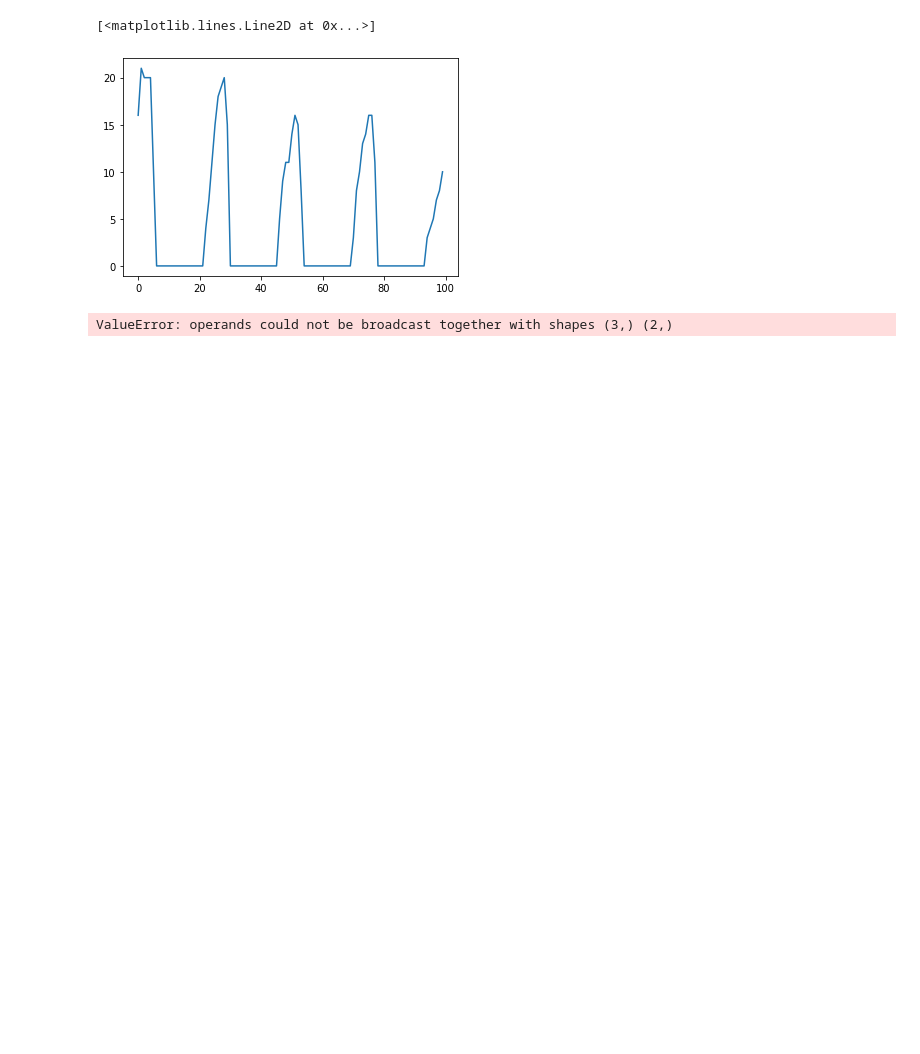
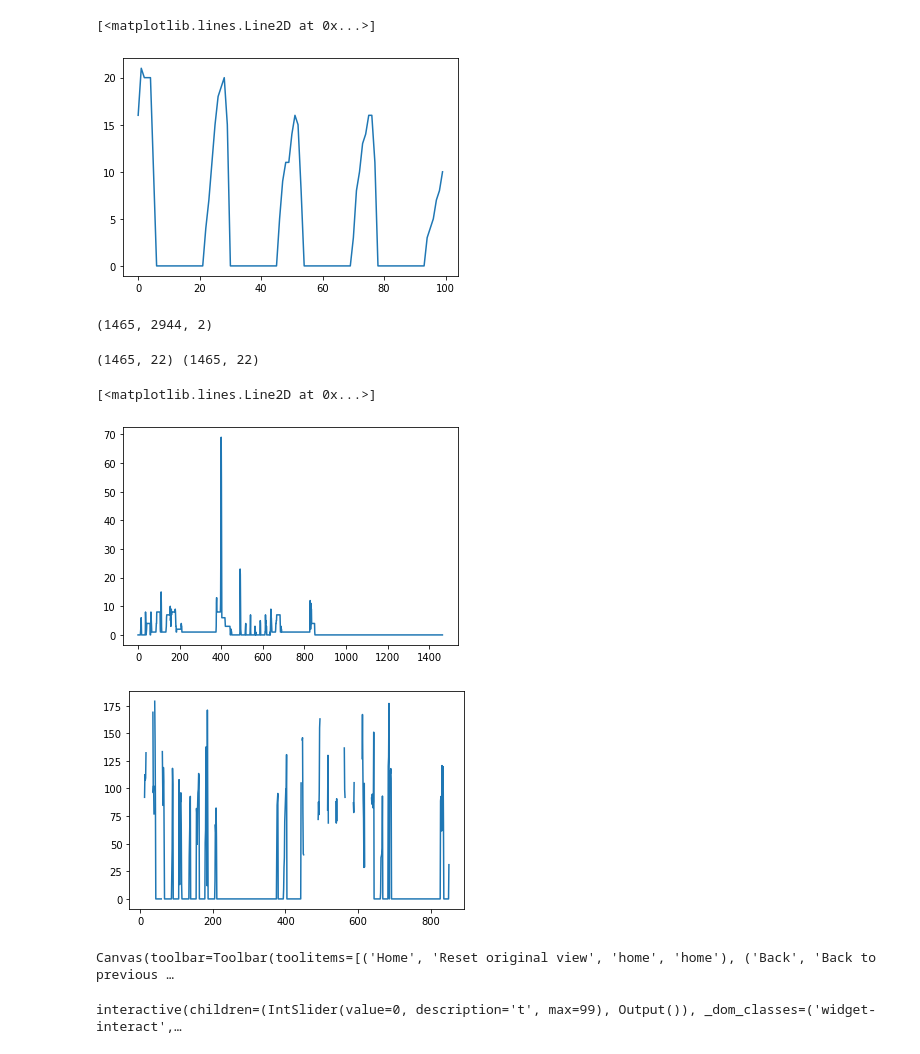
Before and after one commit to FionaLippert/birdMigration, a Jupyter notebook: notebooks/Untitled4.ipynb, the cells around one changed output. Drawn from its saved outputs; the diff is of its cells as text; code cells hidden in the pictures; blank space fills up the shorter version.

```diff
--- a/notebooks/Untitled4.ipynb
+++ b/notebooks/Untitled4.ipynb
@@ -70,8 +183,18 @@ plt.plot(counts.reshape((counts.shape[0], -1)).sum(1))
 # %% [output]
 [<matplotlib.lines.Line2D at 0x...>]
 [figure]
-# %%
-l=[np.array([3,4]), np.array([5,6,7]), np.array([0])]
-max(l)
-# %% [output]
-ValueError: operands could not be broadcast together with shapes (3,) (2,)
+# %%
+abm_path = '/home/fiona/birdMigration/data/experiments/abm/fall/2015/experiment_2021-02-17 19:11:34.724467'
+
+traj = []
+states = []
+for i in range(10):
+    with open(osp.join(abm_path, f'simulation_results_{i}.pkl'), 'rb') as f:
+        results = pickle.load(f)
+    traj.append(results['trajectories'])
+    states.append(results['states'])
+traj = np.concatenate(traj, axis=1)
+states = np.concatenate(states, axis=1)
+traj.shape
+# %% [output]
+(1465, 2944, 2)
@@ -77,0 +214,27 @@ ValueError: operands could not be broadcast together with shapes (3,) (2,)
+# %%
+data = []
+directions = []
+files = glob.glob(os.path.join(abm_path, '*.pkl'))
+for file in files:
+    with open(file, 'rb') as f:
+        result = pickle.load(f)
+        data.append(result['counts'])
+        directions.append(result['directions'])
+
+data = np.stack(data, axis=-1).sum(-1)
+directions = np.stack(directions, axis=-1).sum(-1)
+directions = np.divide(directions, data)
+print(data.shape, directions.shape)
+counts = data.sum(1)
+
+# plot total counts over time
+fig, ax = plt.subplots()
+ax.plot(data[:,0])
+
+fig, ax = plt.subplots()
+ax.plot(directions[:,0])
+# %% [output]
+(1465, 22) (1465, 22)
+[<matplotlib.lines.Line2D at 0x...>]
+[figure, added]
+[figure, added]
@@ -77,0 +261,20 @@ ValueError: operands could not be broadcast together with shapes (3,) (2,)
+# %%
+
+
+import ipywidgets as widgets
+from matplotlib import animation
+from IPython.display import HTML
+
+fig, ax = plt.subplots()
+im = ax.imshow(counts[0])
+#plt.colorbar(im)
+
+#@widgets.interact(t=(0, 10, 1))
+def animate(t):
+    im.set_data(counts[t])
+    fig.canvas.draw()
+
+widgets.interact(animate, t=widgets.IntSlider(min=0,max=counts.shape[0]-1,step=1,value=0));
+# %% [output]
+Canvas(toolbar=Toolbar(toolitems=[('Home', 'Reset original view', 'home', 'home'), ('Back', 'Back to previous …
+interactive(children=(IntSlider(value=0, description='t', max=99), Output()), _dom_classes=('widget-interact',…
```
Also changed, not shown: parts of 22 cells of this notebook, 23 other files.
